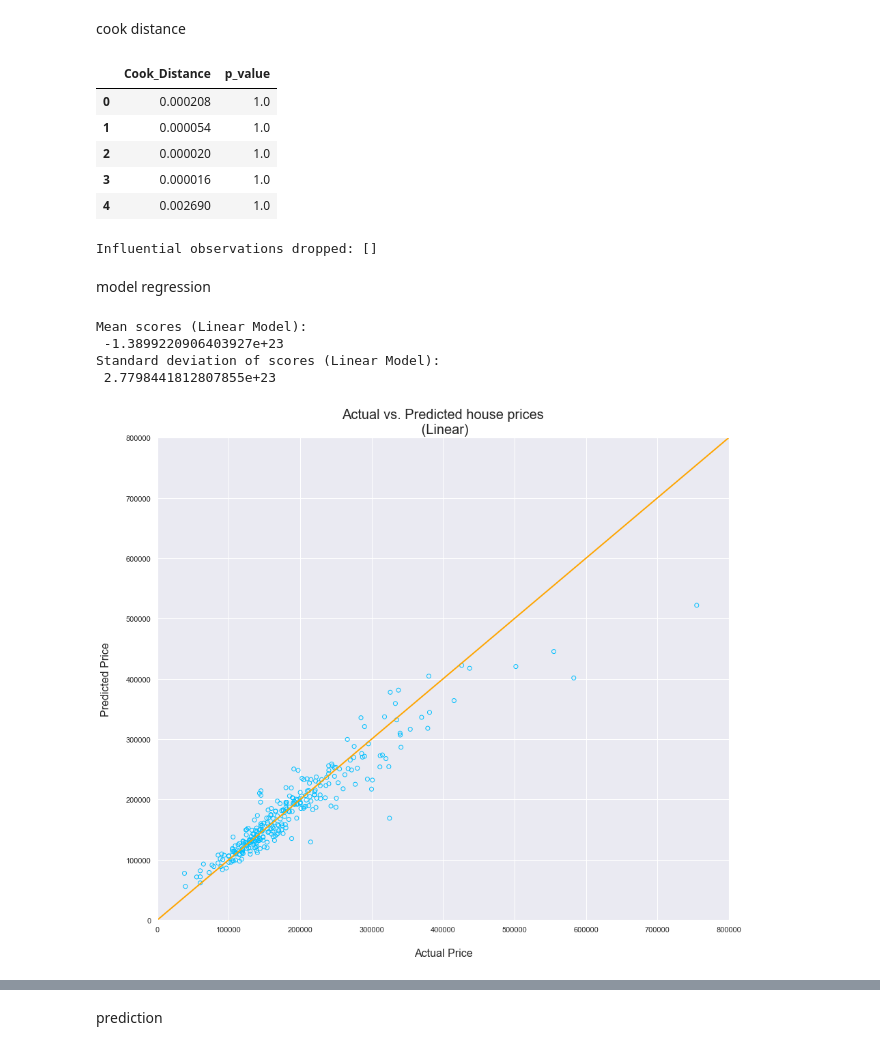
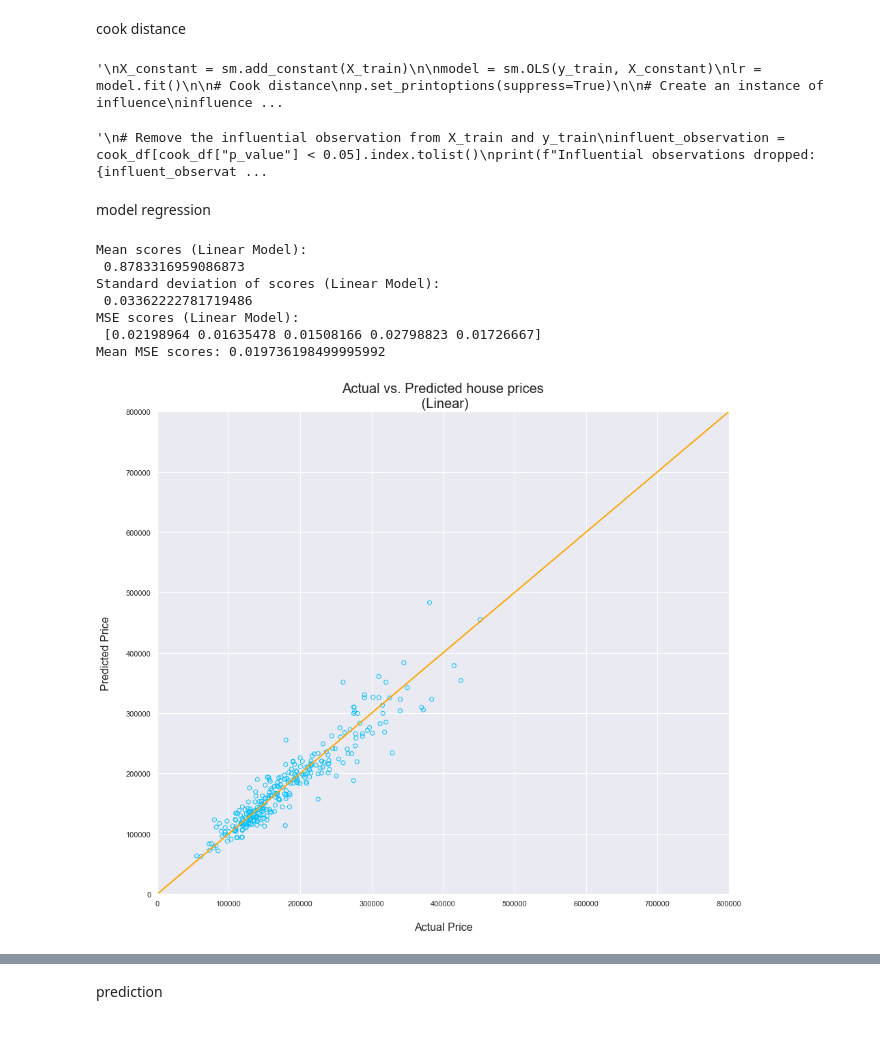
Before and after one commit to chiacchius/ML_House_prices, a Jupyter notebook: MLnotebook.ipynb, the cells around one changed output, grey strips where cells are left out. Drawn from its saved outputs; the diff is of its cells as text; code cells hidden in the pictures.

```diff
--- a/MLnotebook.ipynb
+++ b/MLnotebook.ipynb
@@ -181,8 +184,12 @@ eliminazione delle righe con più del 50% di valori nan
 # %%
 nanPercInARow = []
+rowsToDelete = 0
 for index, row in trainset.iterrows():
-    nanPercInARow = trainset.loc[[index]].isna().sum().sum() / len(trainset.columns)
-    if nanPercInARow > 0.5:
+    nanPercInARow.append(trainset.loc[[index]].isna().sum().sum() / len(trainset.columns))
+    if nanPercInARow[index] > 0.5:
+        rowsToDelete+=1
         trainset.drop(index, axis="rows", inplace=True)
-print(len(trainset))
+
+print("Number of rows with a Nan percentual more than 50%:")
+print(rowsToDelete)
 # %% [output]
@@ -741,11 +741,10 @@ print(X.shape)
 
 y = new_trainset.loc[:, "SalePriceLog"]
 
-print(X.shape)
-print(y)
-
 y_binned = np.digitize(y, bins)
-X_train, X_test, y_train, y_test = train_test_split(X, y, test_size=0.2, stratify=y_binned, shuffle=True)
+X_train, X_test, y_train, y_test = train_test_split(X, y, test_size=0.2, shuffle=True)
+print(X.head(10))
+print(X_train.head(10))
 std_scale = StandardScaler().fit(X_train)
 X_train = std_scale.transform(X_train)
 X_test = std_scale.transform(X_test)
@@ -878,6 +880,7 @@ List of features with high multicollinearity: ['GrLivArea', 'CentralAir_N', 'Cen
 # %% [markdown]
 cook distance
 # %%
+'''
 X_constant = sm.add_constant(X_train)
 
 model = sm.OLS(y_train, X_constant)
@@ -895,14 +898,11 @@ cooks = influence.cooks_distance
 # Result as a dataframe
 cook_df = pd.DataFrame({"Cook_Distance": cooks[0], "p_value": cooks[1]})
 cook_df.head()
+'''
 # %% [output]
-|  | Cook_Distance | p_value |
-| 0 | 0.000208 | 1.0 |
-| 1 | 0.000054 | 1.0 |
-| 2 | 0.000020 | 1.0 |
-| 3 | 0.000016 | 1.0 |
-| 4 | 0.002690 | 1.0 |
+'\nX_constant = sm.add_constant(X_train)\n\nmodel = sm.OLS(y_train, X_constant)\nlr = model.fit()\n\n# Cook distance\nnp.set_printoptions(suppress=True)\n\n# Create an instance of influence\ninfluence ...
 # %%
+'''
 # Remove the influential observation from X_train and y_train
 influent_observation = cook_df[cook_df["p_value"] < 0.05].index.tolist()
 print(f"Influential observations dropped: {influent_observation}")
@@ -910,8 +910,9 @@ print(f"Influential observations dropped: {influent_observation}")
 # Drop these obsrevations
 X_train = X_train.drop(X_train.index[influent_observation])
 y_train = y_train.drop(y_train.index[influent_observation])
+'''
 # %% [output]
-Influential observations dropped: []
+'\n# Remove the influential observation from X_train and y_train\ninfluent_observation = cook_df[cook_df["p_value"] < 0.05].index.tolist()\nprint(f"Influential observations dropped: {influent_observat ...
 # %% [markdown]
 model regression
 # %%
@@ -920,31 +921,41 @@ model_lasso = Lasso(alpha = 0.001)
 # %%
 
 scores_lin = cross_val_score(model_lin, X_train, y_train,
                  cv=5)
 
 print("Mean scores (Linear Model):\n", np.mean(scores_lin))
 print("Standard deviation of scores (Linear Model):\n", np.std(scores_lin))
 
 model_lin.fit(X_train, y_train)
 y_pred_lin = model_lin.predict(X_test)
 #print_score(y_test, y_pred_lin, "Linear")
 
+scores_linear_mse = -1 * cross_val_score(model_lin, X_train, y_train,
+                      cv=5,
+                      scoring='neg_mean_squared_error')
+
+print("MSE scores (Linear Model):\n", scores_linear_mse)
+print("Mean MSE scores:", scores_linear_mse.mean())
+
 plt.figure()
 plt.title("Actual vs. Predicted house prices\n (Linear)", fontsize=20)
 plt.scatter(np.exp(y_test), np.exp(y_pred_lin),
             color="deepskyblue", marker="o", facecolors="none")
 plt.plot([0, 800000], [0, 800000], "orange", lw=2)
 plt.xlim(0, 800000)
 plt.ylim(0, 800000)
 plt.xlabel("\nActual Price", fontsize=16)
 plt.ylabel("Predicted Price\n", fontsize=16)
 plt.show()
 # %% [output]
 Mean scores (Linear Model):
- -1.3899220906403927e+23
+ 0.8783316959086873
 Standard deviation of scores (Linear Model):
- 2.7798441812807855e+23
+ 0.03362222781719486
+MSE scores (Linear Model):
+ [0.02198964 0.01635478 0.01508166 0.02798823 0.01726667]
+Mean MSE scores: 0.019736198499995992
-[figure, old version]
+[figure, new version]
 # %%
 scores_lasso = cross_val_score(model_lasso, X_train, y_train,
                                 cv=5)
```
Also changed, not shown: parts of 33 cells of this notebook.
